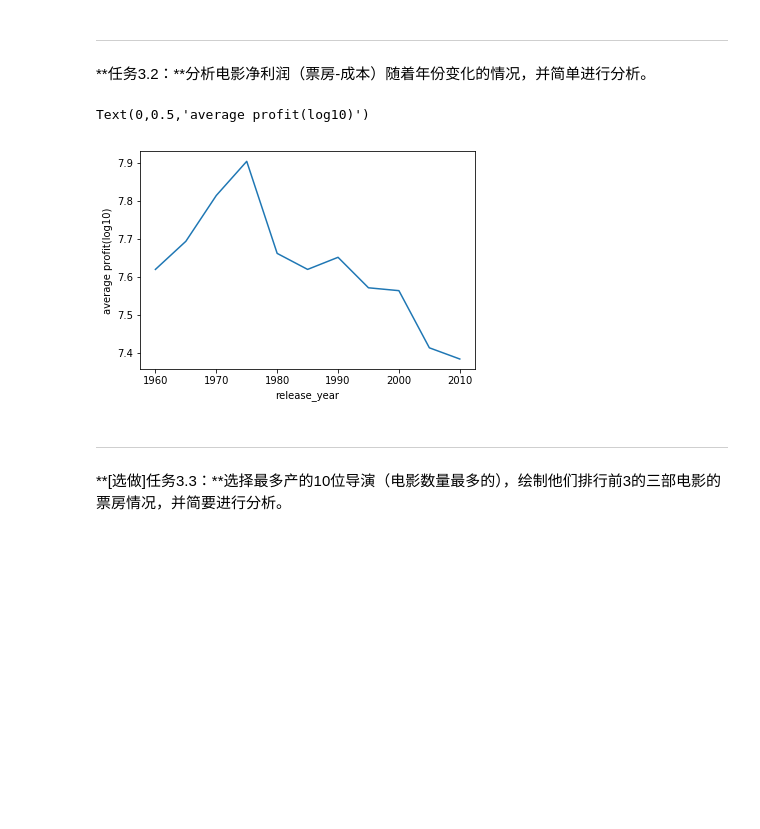
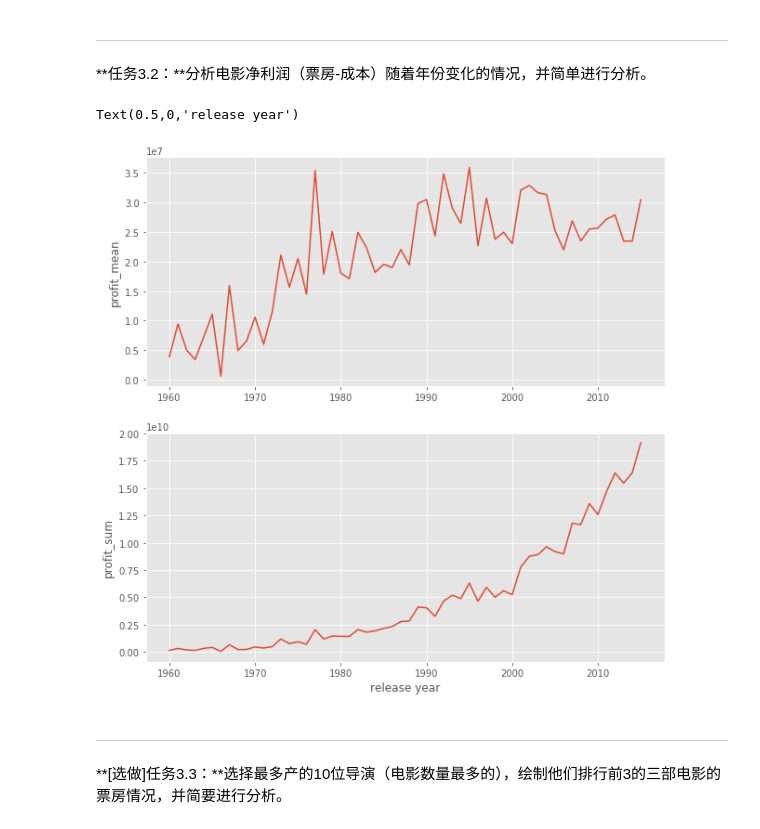
Before and after one commit to liyuze97/Udacity-projects, a Jupyter notebook: Explore Movie Dataset.ipynb, the cells around one changed output. Drawn from its saved outputs; the diff is of its cells as text; code cells hidden in the pictures; blank space fills up the shorter version.

```diff
--- a/Explore Movie Dataset.ipynb
+++ b/Explore Movie Dataset.ipynb
@@ -208,19 +208,23 @@ Text(0.5,0,'popularity')
 # %% [markdown]
 ---
 **任务3.2：**分析电影净利润（票房-成本）随着年份变化的情况，并简单进行分析。
-# %%
-xbins_edge = np.arange(1960,2016,5)
-data_bins = pd.cut(c_data['release_year'], xbins_edge, right = False, include_lowest = True)
-avg_budget = (c_data['budget_adj'].groupby(data_bins).mean())
-avg_revenue = (c_data['revenue_adj'].groupby(data_bins).mean())
-avg_profit = np.log10(avg_revenue - avg_budget)
-plt.errorbar(x = xbins_edge[:-1], y = avg_profit)
-plt.xlabel("release_year")
-plt.ylabel("average profit(log10)")
-#纯利润在1960-1975年逐渐上升，并在1975左右达到顶峰，然后一直呈下降趋势
-# %% [output]
-Text(0,0.5,'average profit(log10)')
-[figure, removed]
+# %%
+plt.style.use('ggplot')
+_,axes = plt.subplots(2,1,figsize = (10,10))
+movie_data['profit'] = movie_data['revenue'] - movie_data['budget']
+target_data = movie_data.groupby('release_year')['profit'].agg(['mean','sum'])
+
+#print(target_data)
+axes[0].errorbar(target_data.index, target_data['mean'])
+axes[1].errorbar(target_data.index, target_data['sum'])
+
+axes[0].set_ylabel('profit_mean')
+axes[1].set_ylabel('profit_sum')
+axes[1].set_xlabel('release year')
+#纯利润在1960-1975年逐渐上升，并在1975左右达到顶峰，然后一直呈下降趋势
+# %% [output]
+Text(0.5,0,'release year')
+[figure, added]
 # %% [markdown]
 ---
 
```
Also changed, not shown: parts of 3 cells of this notebook, 2 other files.
